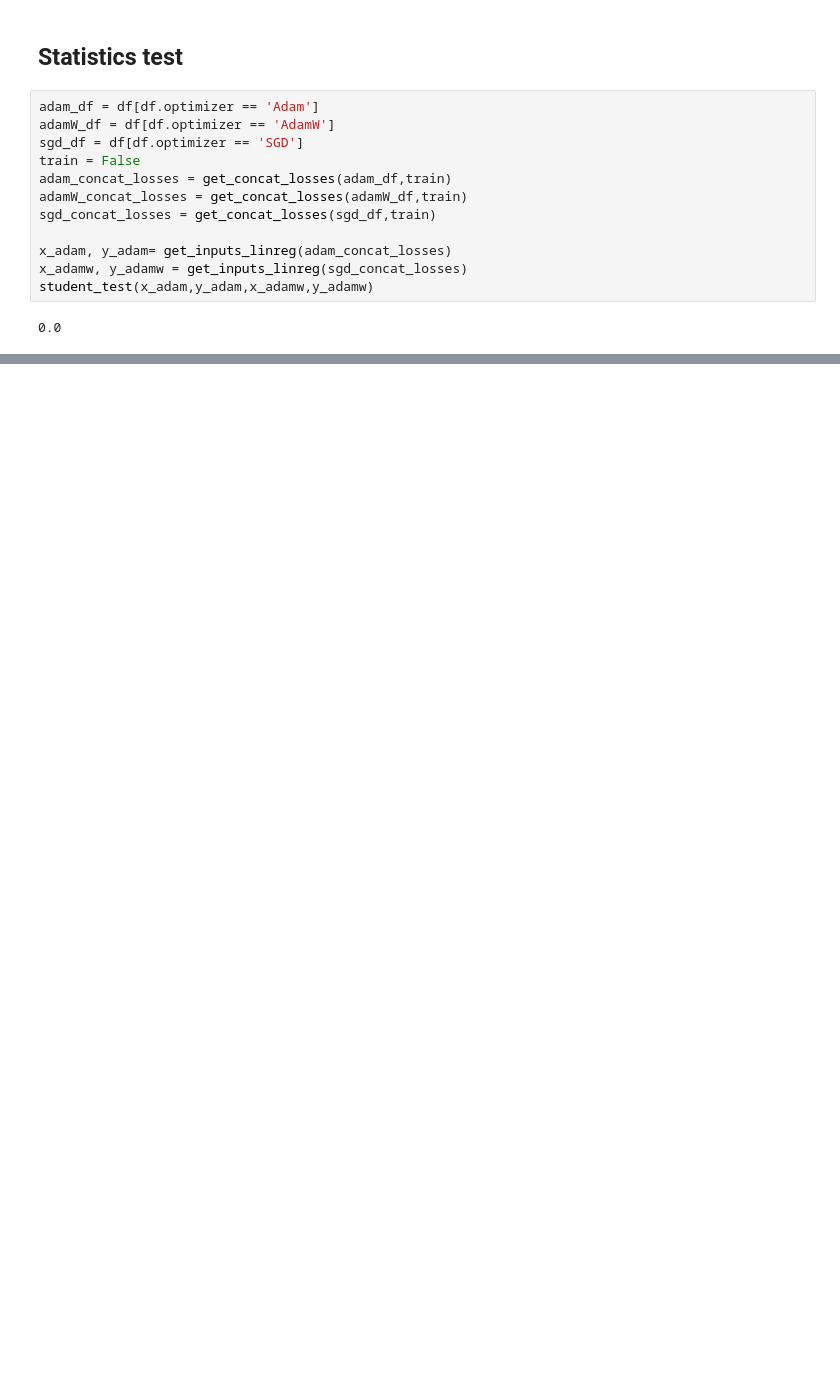
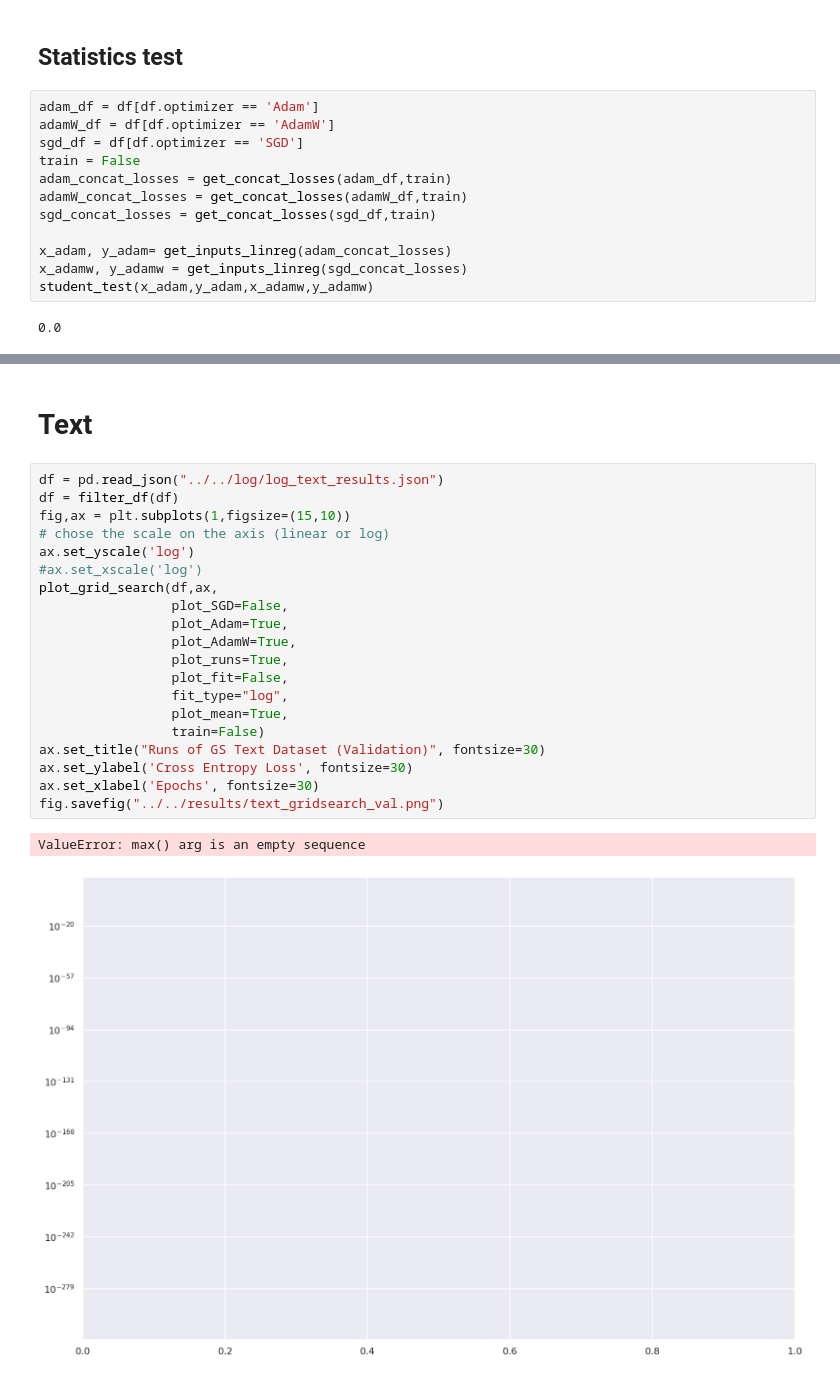
Before and after one commit to ymentha14/FromAdamtoW, a Jupyter notebook: src/notebooks/visu_stat.ipynb, the cells around one changed output, grey strips where cells are left out. Cells and saved outputs as stored; diff of their text form; blank space fills up the shorter version.

```diff
--- a/src/notebooks/visu_stat.ipynb
+++ b/src/notebooks/visu_stat.ipynb
@@ -56,0 +83,25 @@ student_test(x_adam,y_adam,x_adamw,y_adamw)
+# %% [markdown]
+# Text
+# %%
+df = pd.read_json("../../log/log_text_results.json")
+df = filter_df(df)
+fig,ax = plt.subplots(1,figsize=(15,10))
+# chose the scale on the axis (linear or log)
+ax.set_yscale('log')
+#ax.set_xscale('log')
+plot_grid_search(df,ax,
+                 plot_SGD=False,
+                 plot_Adam=True,
+                 plot_AdamW=True,
+                 plot_runs=True,
+                 plot_fit=False,
+                 fit_type="log",
+                 plot_mean=True,
+                 train=False)
+ax.set_title("Runs of GS Text Dataset (Validation)", fontsize=30)
+ax.set_ylabel('Cross Entropy Loss', fontsize=30)
+ax.set_xlabel('Epochs', fontsize=30)
+fig.savefig("../../results/text_gridsearch_val.png")
+# %% [output]
+ValueError: max() arg is an empty sequence
+[figure, added]
```
Also changed, not shown: parts of 6 cells of this notebook.
